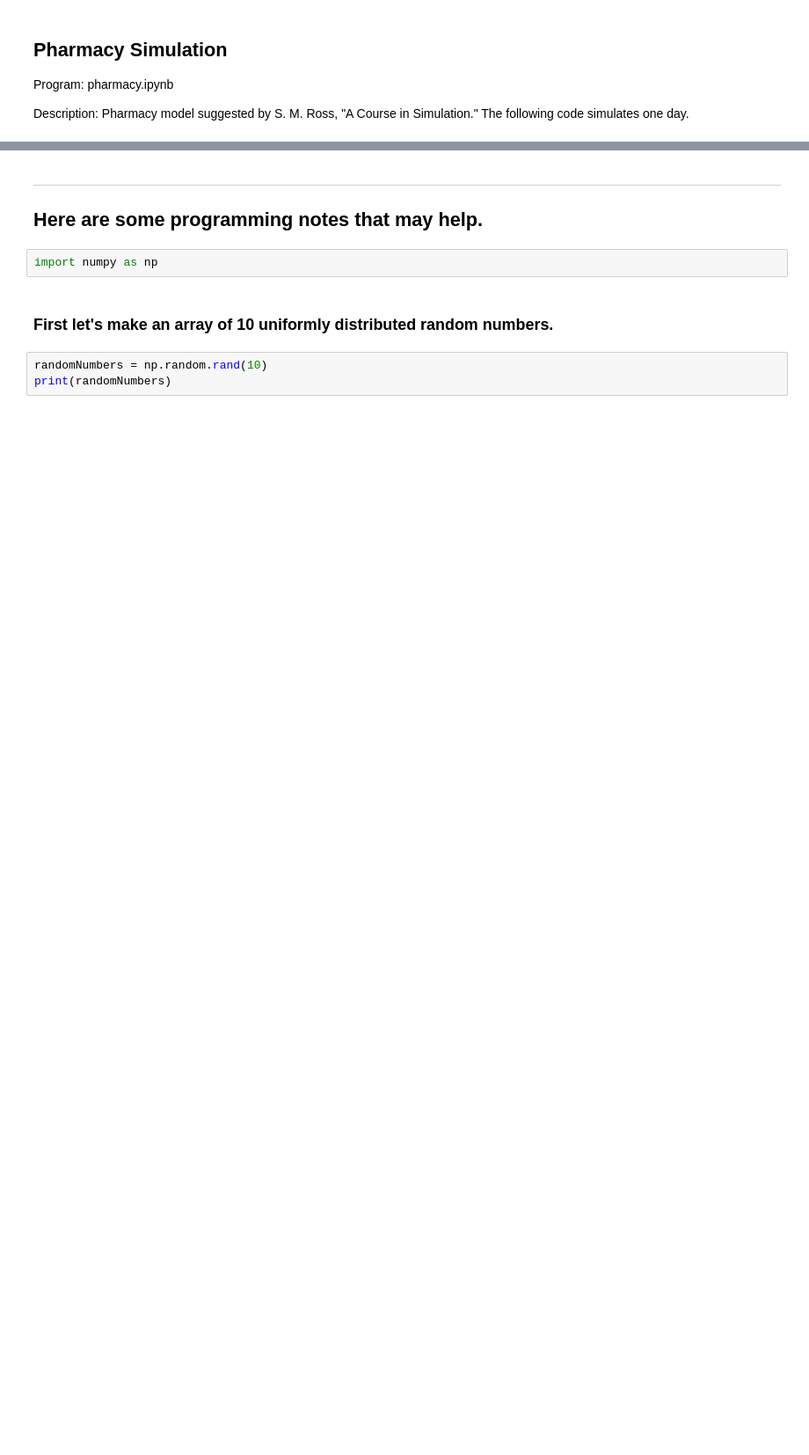
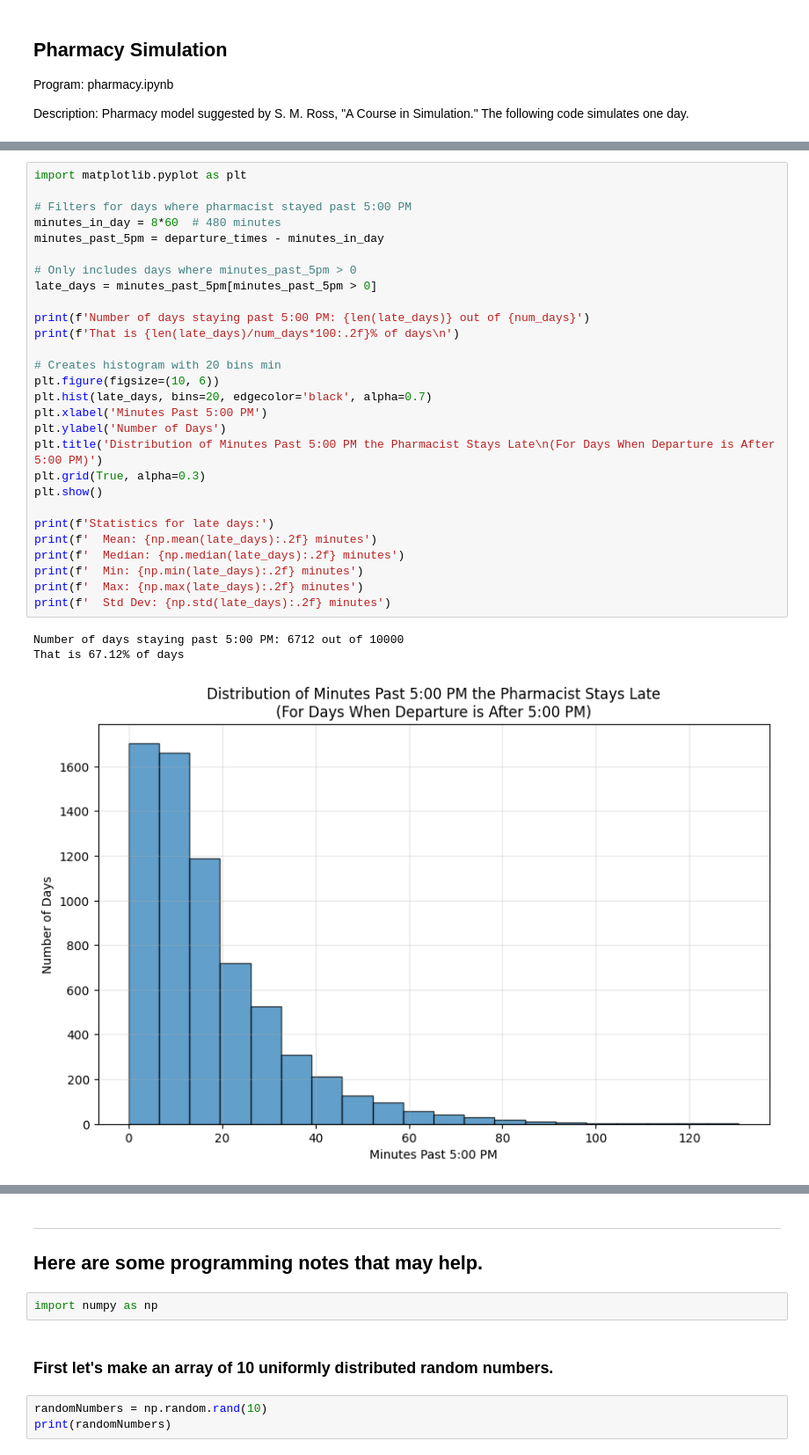
Before and after one commit to theredplanetsings/math-modelling, a Jupyter notebook: 3_Poisson_Processes/pharmacy.ipynb, the cells around one changed output, grey strips where cells are left out. Shown at 88% size. Saved outputs shown, nothing was run; the diff lists cells and outputs as text; blank space fills up the shorter version.

```diff
--- a/3_Poisson_Processes/pharmacy.ipynb
+++ b/3_Poisson_Processes/pharmacy.ipynb
@@ -68,0 +161,32 @@ Minutes past 5:00 that pharmacist must stay:     12.74
+# %%
+import matplotlib.pyplot as plt
+
+# Filters for days where pharmacist stayed past 5:00 PM
+minutes_in_day = 8*60  # 480 minutes
+minutes_past_5pm = departure_times - minutes_in_day
+
+# Only includes days where minutes_past_5pm > 0
+late_days = minutes_past_5pm[minutes_past_5pm > 0]
+
+print(f'Number of days staying past 5:00 PM: {len(late_days)} out of {num_days}')
+print(f'That is {len(late_days)/num_days*100:.2f}% of days\n')
+
+# Creates histogram with 20 bins min
+plt.figure(figsize=(10, 6))
+plt.hist(late_days, bins=20, edgecolor='black', alpha=0.7)
+plt.xlabel('Minutes Past 5:00 PM')
+plt.ylabel('Number of Days')
+plt.title('Distribution of Minutes Past 5:00 PM the Pharmacist Stays Late\n(For Days When Departure is After 5:00 PM)')
+plt.grid(True, alpha=0.3)
+plt.show()
+
+print(f'Statistics for late days:')
+print(f'  Mean: {np.mean(late_days):.2f} minutes')
+print(f'  Median: {np.median(late_days):.2f} minutes')
+print(f'  Min: {np.min(late_days):.2f} minutes')
+print(f'  Max: {np.max(late_days):.2f} minutes')
+print(f'  Std Dev: {np.std(late_days):.2f} minutes')
+# %% [output]
+Number of days staying past 5:00 PM: 6712 out of 10000
+That is 67.12% of days
+[figure, added]
```
Also changed, not shown: parts of 9 cells of this notebook.
